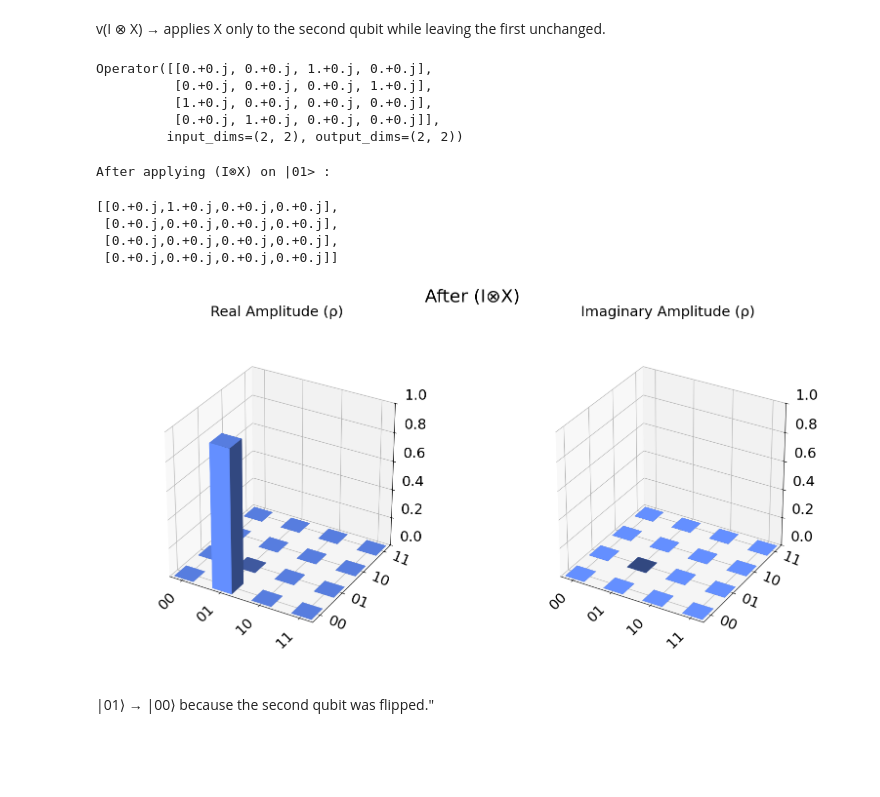
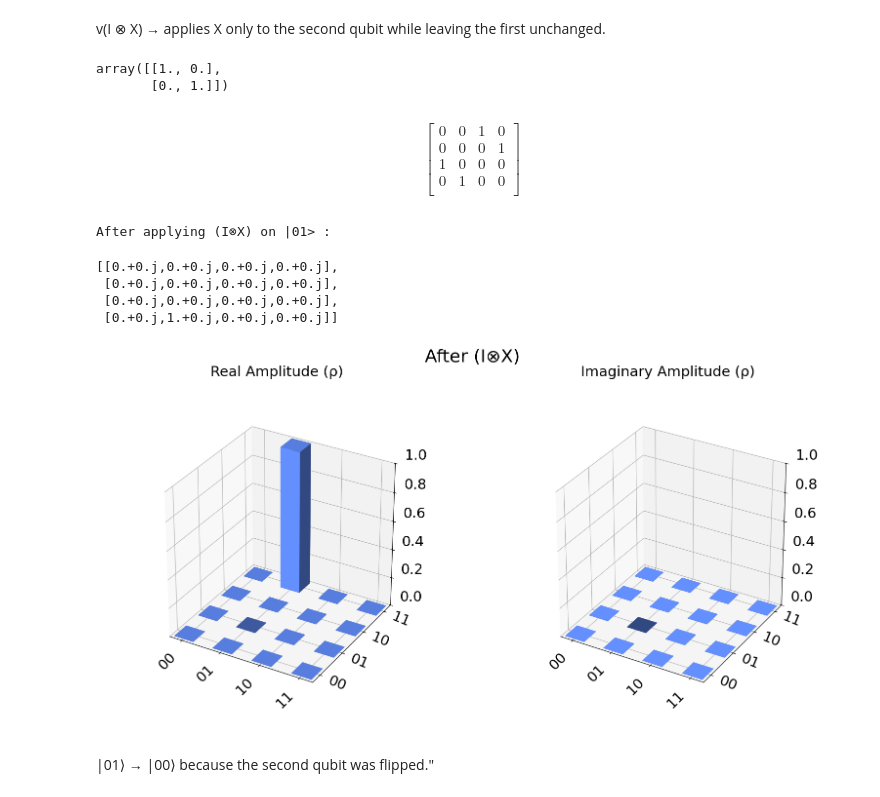
Before and after one commit to kelvinprabhu/QuantumComputingWithIBM_QC, a Jupyter notebook: Lab 3 : Representation of Tensor products/2448501_3.ipynb, the cells around one changed output. Saved outputs shown, nothing was run; the diff lists cells and outputs as text; code cells hidden in the pictures; blank space fills up the shorter version.

```diff
--- a/Lab 3 : Representation of Tensor products/2448501_3.ipynb
+++ b/Lab 3 : Representation of Tensor products/2448501_3.ipynb
@@ -42,36 +44,44 @@ plot_state_city(psi, title="Statevector of |01⟩")
 [figure]
 # %% [markdown]
 v(I ⊗ X) → applies X only to the second qubit while leaving the first unchanged.
+# %%
+np.eye(2)
+# %% [output]
+array([[1., 0.],
+       [0., 1.]])
 # %%
 # Define Pauli-X and Identity operators
 X = Operator([[0, 1], [1, 0]])
-I = Operator(np.eye(2))
+I = Operator(np.eye(2)) # I operator
 
 # Tensor product: X ⊗ I
 tensor_op = X.tensor(I)
 
-display(tensor_op)
+display(tensor_op.draw("latex"))
 # %% [output]
-Operator([[0.+0.j, 0.+0.j, 1.+0.j, 0.+0.j],
-          [0.+0.j, 0.+0.j, 0.+0.j, 1.+0.j],
-          [1.+0.j, 0.+0.j, 0.+0.j, 0.+0.j],
-          [0.+0.j, 1.+0.j, 0.+0.j, 0.+0.j]],
-         input_dims=(2, 2), output_dims=(2, 2))
+$$
+\begin{bmatrix}
+0 & 0 & 1 & 0  \\
+ 0 & 0 & 0 & 1  \\
+ 1 & 0 & 0 & 0  \\
+ 0 & 1 & 0 & 0  \\
+ \end{bmatrix}
+$$
 # %%
 # Apply (I ⊗ X) on |01>
-psi_after = IX @ psi
+psi_after = tensor_op @ psi
 print("After applying (I⊗X) on |01> :")
 display(psi_after.draw("text"))
 
 # Visualize new state
 plot_state_city(psi_after, title="After (I⊗X)")
 # %% [output]
 After applying (I⊗X) on |01> :
-[[0.+0.j,1.+0.j,0.+0.j,0.+0.j],
+[[0.+0.j,0.+0.j,0.+0.j,0.+0.j],
  [0.+0.j,0.+0.j,0.+0.j,0.+0.j],
  [0.+0.j,0.+0.j,0.+0.j,0.+0.j],
- [0.+0.j,0.+0.j,0.+0.j,0.+0.j]]
+ [0.+0.j,1.+0.j,0.+0.j,0.+0.j]]
-[figure, old version]
+[figure, new version]
 # %% [markdown]
 |01⟩ → |00⟩ because the second qubit was flipped."
 # %%
```
Also changed, not shown: parts of 3 cells of this notebook.
